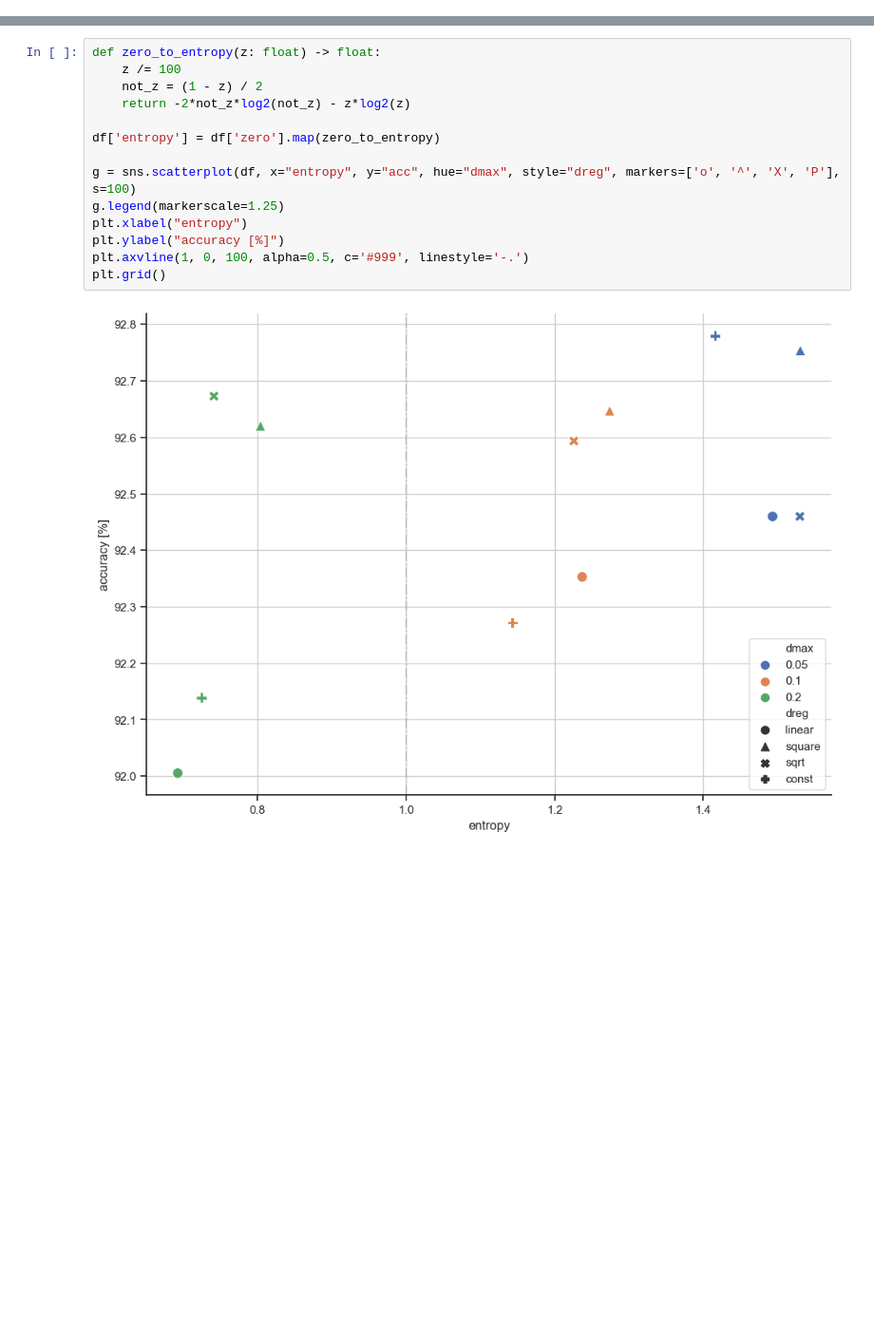
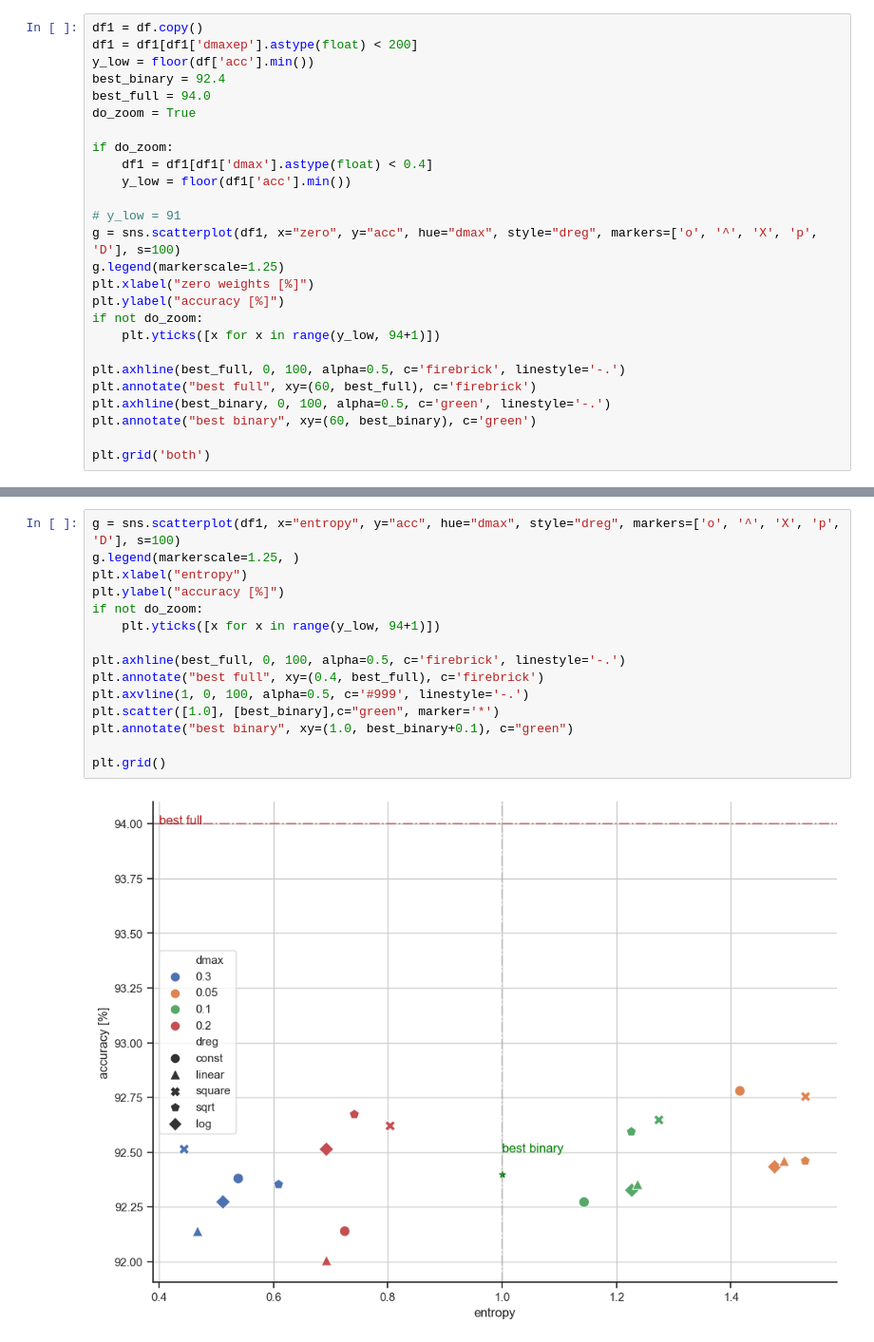
Before and after one commit to jackss011/gyro-classifier, a Jupyter notebook: chart.ipynb, the cells around one changed output, grey strips where cells are left out. Shown at 95% size. Drawn from its saved outputs; the diff is of its cells as text; blank space fills up the shorter version.

Commit message:
Better plot

```diff
--- a/chart.ipynb
+++ b/chart.ipynb
@@ -104,0 +222,26 @@ plt.grid()
+# %%
+df1 = df.copy()
+df1 = df1[df1['dmaxep'].astype(float) < 200]
+y_low = floor(df['acc'].min())
+best_binary = 92.4
+best_full = 94.0
+do_zoom = True
+
+if do_zoom:
+    df1 = df1[df1['dmax'].astype(float) < 0.4]
+    y_low = floor(df1['acc'].min())
+
+# y_low = 91
+g = sns.scatterplot(df1, x="zero", y="acc", hue="dmax", style="dreg", markers=['o', '^', 'X', 'p', 'D'], s=100)
+g.legend(markerscale=1.25)
+plt.xlabel("zero weights [%]")
+plt.ylabel("accuracy [%]")
+if not do_zoom:
+    plt.yticks([x for x in range(y_low, 94+1)])
+
+plt.axhline(best_full, 0, 100, alpha=0.5, c='firebrick', linestyle='-.')
+plt.annotate("best full", xy=(60, best_full), c='firebrick')
+plt.axhline(best_binary, 0, 100, alpha=0.5, c='green', linestyle='-.')
+plt.annotate("best binary", xy=(60, best_binary), c='green')
+
+plt.grid('both')
@@ -105,16 +250,17 @@ plt.grid()
 # %%
-def zero_to_entropy(z: float) -> float:
-    z /= 100
-    not_z = (1 - z) / 2
-    return -2*not_z*log2(not_z) - z*log2(z)
-
-df['entropy'] = df['zero'].map(zero_to_entropy)
-
-g = sns.scatterplot(df, x="entropy", y="acc", hue="dmax", style="dreg", markers=['o', '^', 'X', 'P'], s=100)
-g.legend(markerscale=1.25)
+g = sns.scatterplot(df1, x="entropy", y="acc", hue="dmax", style="dreg", markers=['o', '^', 'X', 'p', 'D'], s=100)
+g.legend(markerscale=1.25, )
 plt.xlabel("entropy")
 plt.ylabel("accuracy [%]")
+if not do_zoom:
+    plt.yticks([x for x in range(y_low, 94+1)])
+
+plt.axhline(best_full, 0, 100, alpha=0.5, c='firebrick', linestyle='-.')
+plt.annotate("best full", xy=(0.4, best_full), c='firebrick')
 plt.axvline(1, 0, 100, alpha=0.5, c='#999', linestyle='-.')
+plt.scatter([1.0], [best_binary],c="green", marker='*')
+plt.annotate("best binary", xy=(1.0, best_binary+0.1), c="green")
+
 plt.grid()
 # %% [output]
-[figure, old version]
+[figure, new version]
```
Also changed, not shown: parts of 8 cells of this notebook, 1 other file.
